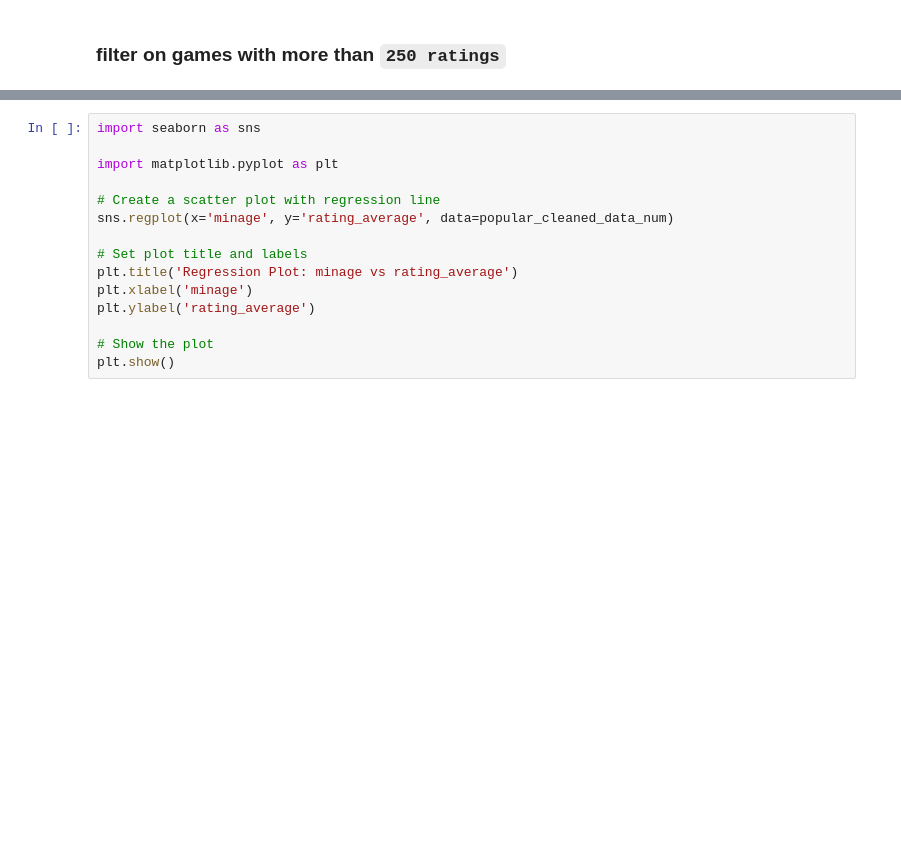
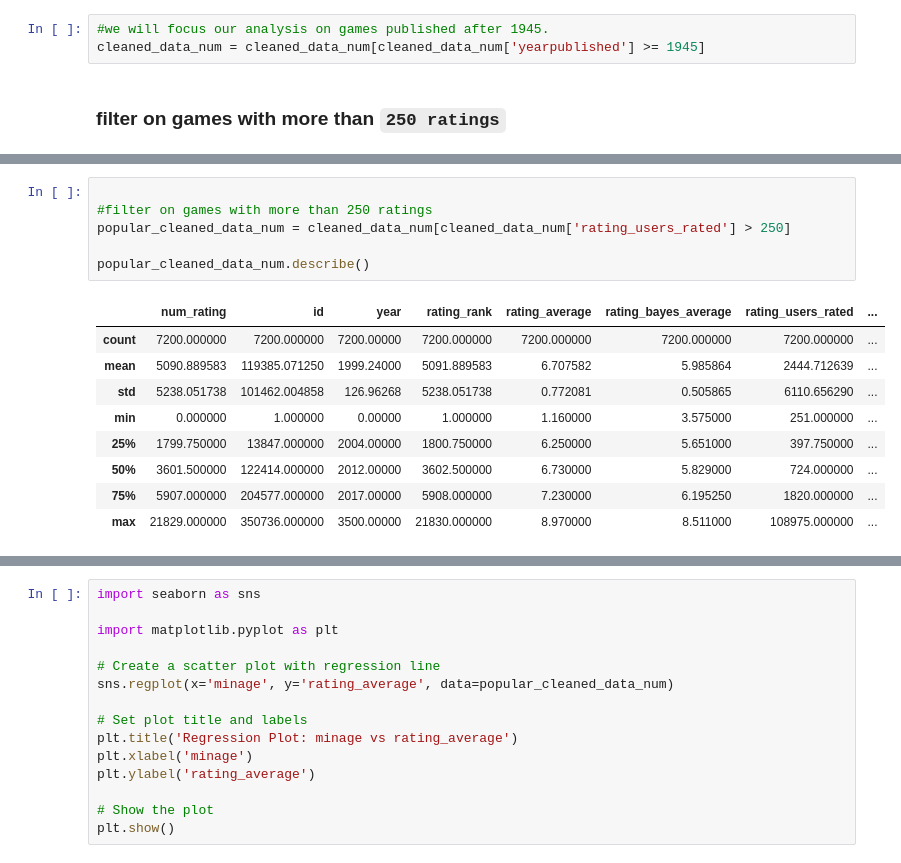
Before and after one commit to ursumarius/linear-regression-board-games, a Jupyter notebook: linear-regression.ipynb, the cells around one changed output, grey strips where cells are left out. Saved outputs shown, nothing was run; the diff lists cells and outputs as text; blank space fills up the shorter version.

Commit message:
Adding year filter from 1945 improves performance by 50% judging by R^2. Adding year as covariate brings it back to R^2 of 0.17

```diff
--- a/linear-regression.ipynb
+++ b/linear-regression.ipynb
@@ -192,3 +188,6 @@ cleaned_data_num
+# %%
+#we will focus our analysis on games published after 1945.
+cleaned_data_num = cleaned_data_num[cleaned_data_num['yearpublished'] >= 1945]
 # %% [markdown]
 ### filter on games with more than ``250 ratings``
 # %% [markdown]
@@ -196 +197,17 @@ cleaned_data_num
+# %%
+
+#filter on games with more than 250 ratings
+popular_cleaned_data_num = cleaned_data_num[cleaned_data_num['rating_users_rated'] > 250]
+
+popular_cleaned_data_num.describe()
+# %% [output]
+|  | num_rating | id | year | rating_rank | rating_average | rating_bayes_average | rating_users_rated | ... |
+| count | 7200.000000 | 7200.000000 | 7200.00000 | 7200.000000 | 7200.000000 | 7200.000000 | 7200.000000 | ... |
+| mean | 5090.889583 | 119385.071250 | 1999.24000 | 5091.889583 | 6.707582 | 5.985864 | 2444.712639 | ... |
+| std | 5238.051738 | 101462.004858 | 126.96268 | 5238.051738 | 0.772081 | 0.505865 | 6110.656290 | ... |
+| min | 0.000000 | 1.000000 | 0.00000 | 1.000000 | 1.160000 | 3.575000 | 251.000000 | ... |
+| 25% | 1799.750000 | 13847.000000 | 2004.00000 | 1800.750000 | 6.250000 | 5.651000 | 397.750000 | ... |
+| 50% | 3601.500000 | 122414.000000 | 2012.00000 | 3602.500000 | 6.730000 | 5.829000 | 724.000000 | ... |
+| 75% | 5907.000000 | 204577.000000 | 2017.00000 | 5908.000000 | 7.230000 | 6.195250 | 1820.000000 | ... |
+| max | 21829.000000 | 350736.000000 | 3500.00000 | 21830.000000 | 8.970000 | 8.511000 | 108975.000000 | ... |
 # %%
```
Also changed, not shown: parts of 12 cells of this notebook.
